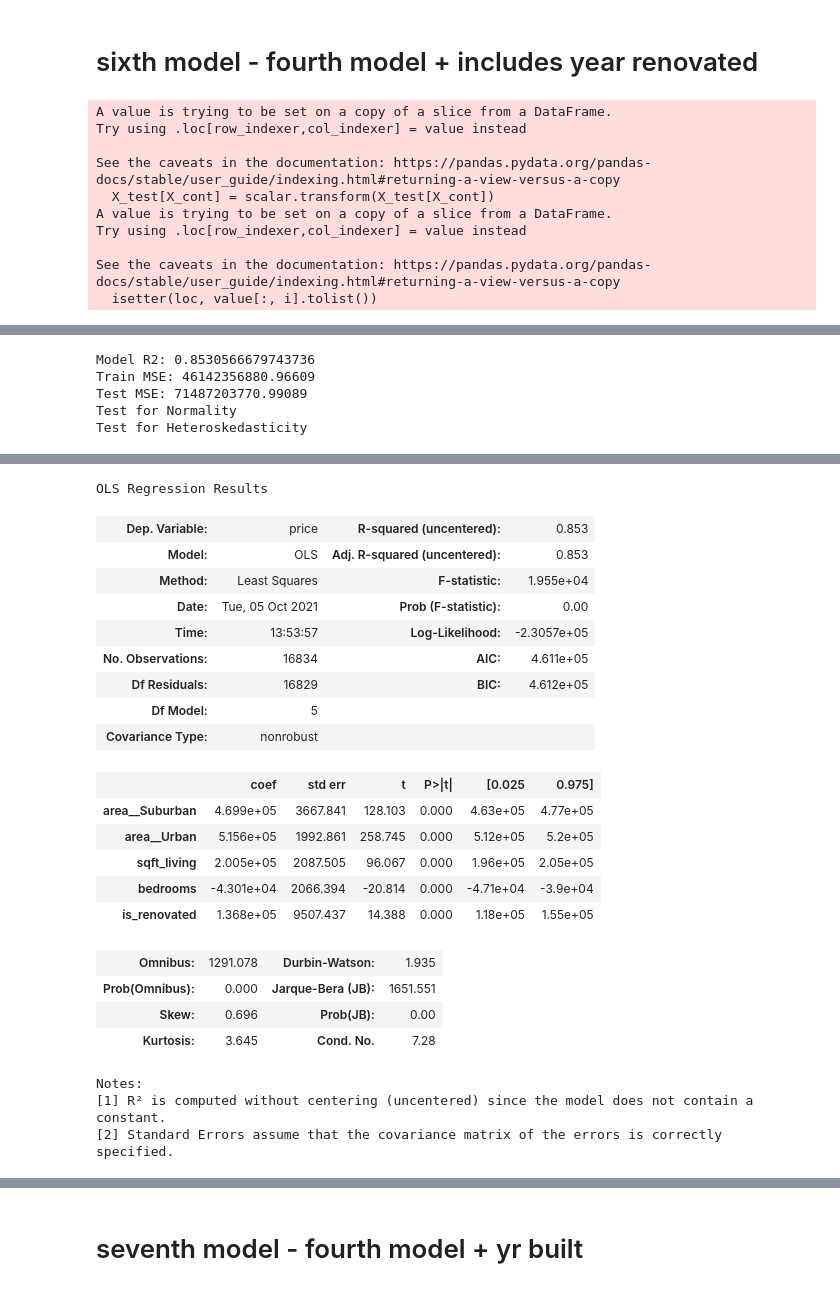
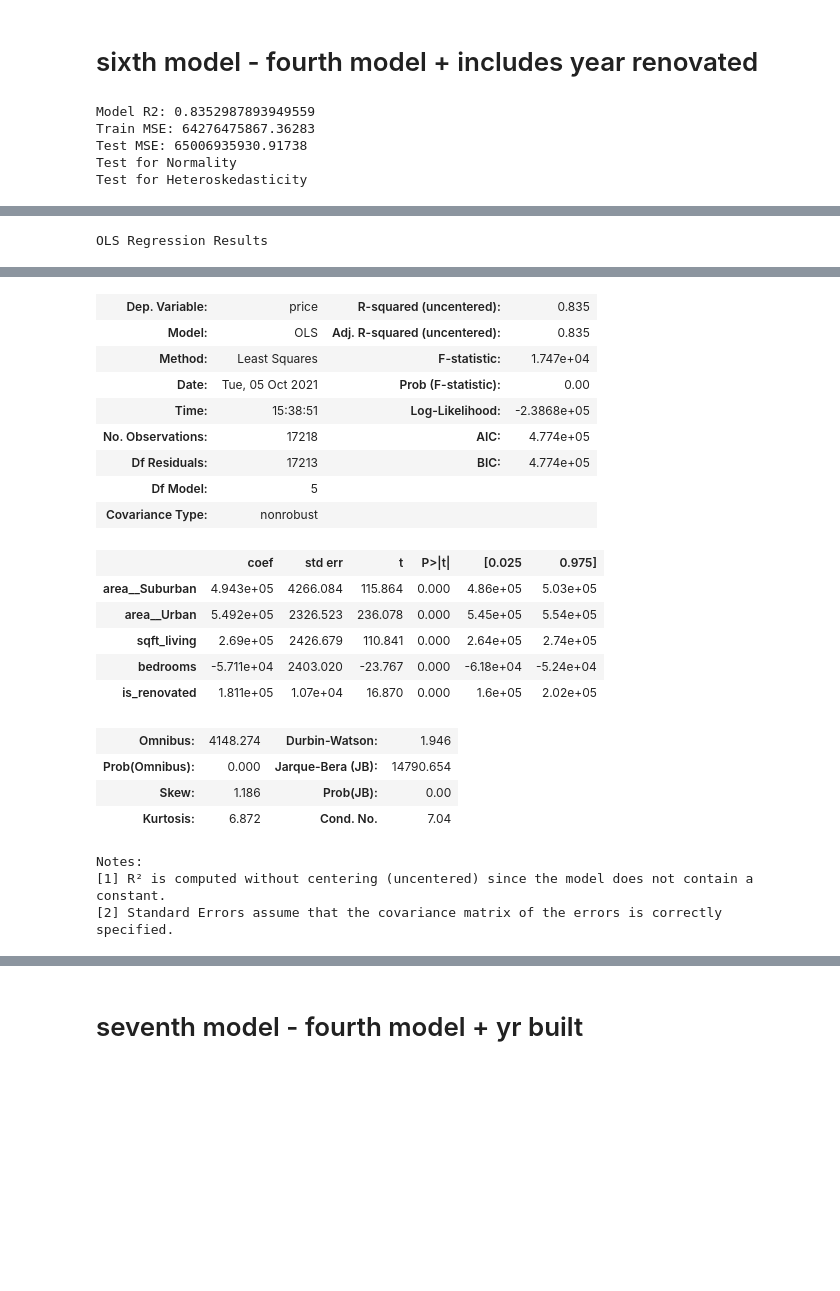
Before and after one commit to Sombrero7/project2, a Jupyter notebook: data_preprocessing-noble.ipynb, the cells around one changed output, grey strips where cells are left out. Saved outputs shown, nothing was run; the diff lists cells and outputs as text; code cells hidden in the pictures; blank space fills up the shorter version.

```diff
--- a/data_preprocessing-noble.ipynb
+++ b/data_preprocessing-noble.ipynb
@@ -824,21 +833,23 @@ X_train, X_test, y_train, y_test = train_test_split(X_df, y_df, test_size=0.2, r
 
 #filtering out the high priced homes. we want the lower 97.5%
 train = pd.concat([X_train, y_train], axis=1)
-price_cutoff = train['price'].quantile(0.975)
+test = pd.concat([X_test, y_test], axis=1)
+
+price_cutoff = train['price'].quantile(0.997)
 train = train[train['price'] < price_cutoff]
+test = test[test['price'] < price_cutoff]
+
 X_train = train.drop(columns='price')
 y_train = train['price']
 
+X_test = test.drop(columns='price')
+y_test = test['price']
+
 third_model = model_maker(X_train, X_test, y_train, y_test, features_of_interest)
 third_model.summary()
 # %% [output]
-A value is trying to be set on a copy of a slice from a DataFrame.
-Try using .loc[row_indexer,col_indexer] = value instead
-
-See the caveats in the documentation: https://pandas.pydata.org/pandas-docs/stable/user_guide/indexing.html#returning-a-view-versus-a-copy
-  X_test[X_cont] = scalar.transform(X_test[X_cont])
-A value is trying to be set on a copy of a slice from a DataFrame.
-Try using .loc[row_indexer,col_indexer] = value instead
-
-See the caveats in the documentation: https://pandas.pydata.org/pandas-docs/stable/user_guide/indexing.html#returning-a-view-versus-a-copy
-  isetter(loc, value[:, i].tolist())
+Model R2: 0.8352987893949559
+Train MSE: 64276475867.36283
+Test MSE: 65006935930.91738
+Test for Normality
+Test for Heteroskedasticity
@@ -845,5 +857 @@ See the caveats in the documentation: https://pandas.pydata.org/pandas-docs/stab
-Model R2: 0.8530566679743736
-Train MSE: 46142356880.96609
-Test MSE: 71487203770.99089
-Test for Normality
-Test for Heteroskedasticity
+OLS Regression Results
@@ -851,26 +858,25 @@ Test for Heteroskedasticity
-OLS Regression Results
-| Dep. Variable: | price | R-squared (uncentered): | 0.853 |
-| Model: | OLS | Adj. R-squared (uncentered): | 0.853 |
-| Method: | Least Squares | F-statistic: | 1.955e+04 |
+| Dep. Variable: | price | R-squared (uncentered): | 0.835 |
+| Model: | OLS | Adj. R-squared (uncentered): | 0.835 |
+| Method: | Least Squares | F-statistic: | 1.747e+04 |
 | Date: | Tue, 05 Oct 2021 | Prob (F-statistic): | 0.00 |
-| Time: | 13:53:57 | Log-Likelihood: | -2.3057e+05 |
-| No. Observations: | 16834 | AIC: | 4.611e+05 |
-| Df Residuals: | 16829 | BIC: | 4.612e+05 |
+| Time: | 15:38:51 | Log-Likelihood: | -2.3868e+05 |
+| No. Observations: | 17218 | AIC: | 4.774e+05 |
+| Df Residuals: | 17213 | BIC: | 4.774e+05 |
 | Df Model: | 5 |  |  |
 | Covariance Type: | nonrobust |  |  |
 |  | coef | std err | t | P>|t| | [0.025 | 0.975] |
-| area__Suburban | 4.699e+05 | 3667.841 | 128.103 | 0.000 | 4.63e+05 | 4.77e+05 |
-| area__Urban | 5.156e+05 | 1992.861 | 258.745 | 0.000 | 5.12e+05 | 5.2e+05 |
-| sqft_living | 2.005e+05 | 2087.505 | 96.067 | 0.000 | 1.96e+05 | 2.05e+05 |
-| bedrooms | -4.301e+04 | 2066.394 | -20.814 | 0.000 | -4.71e+04 | -3.9e+04 |
-| is_renovated | 1.368e+05 | 9507.437 | 14.388 | 0.000 | 1.18e+05 | 1.55e+05 |
+| area__Suburban | 4.943e+05 | 4266.084 | 115.864 | 0.000 | 4.86e+05 | 5.03e+05 |
+| area__Urban | 5.492e+05 | 2326.523 | 236.078 | 0.000 | 5.45e+05 | 5.54e+05 |
+| sqft_living | 2.69e+05 | 2426.679 | 110.841 | 0.000 | 2.64e+05 | 2.74e+05 |
+| bedrooms | -5.711e+04 | 2403.020 | -23.767 | 0.000 | -6.18e+04 | -5.24e+04 |
+| is_renovated | 1.811e+05 | 1.07e+04 | 16.870 | 0.000 | 1.6e+05 | 2.02e+05 |
-| Omnibus: | 1291.078 | Durbin-Watson: | 1.935 |
-| Prob(Omnibus): | 0.000 | Jarque-Bera (JB): | 1651.551 |
-| Skew: | 0.696 | Prob(JB): | 0.00 |
-| Kurtosis: | 3.645 | Cond. No. | 7.28 |
+| Omnibus: | 4148.274 | Durbin-Watson: | 1.946 |
+| Prob(Omnibus): | 0.000 | Jarque-Bera (JB): | 14790.654 |
+| Skew: | 1.186 | Prob(JB): | 0.00 |
+| Kurtosis: | 6.872 | Cond. No. | 7.04 |
-Notes:
-[1] R² is computed without centering (uncentered) since the model does not contain a constant.
-[2] Standard Errors assume that the covariance matrix of the errors is correctly specified.
+Notes:
+[1] R² is computed without centering (uncentered) since the model does not contain a constant.
+[2] Standard Errors assume that the covariance matrix of the errors is correctly specified.
 # %%
 master_df.head()
 # %% [output]
```
Also changed, not shown: parts of 11 cells of this notebook.
